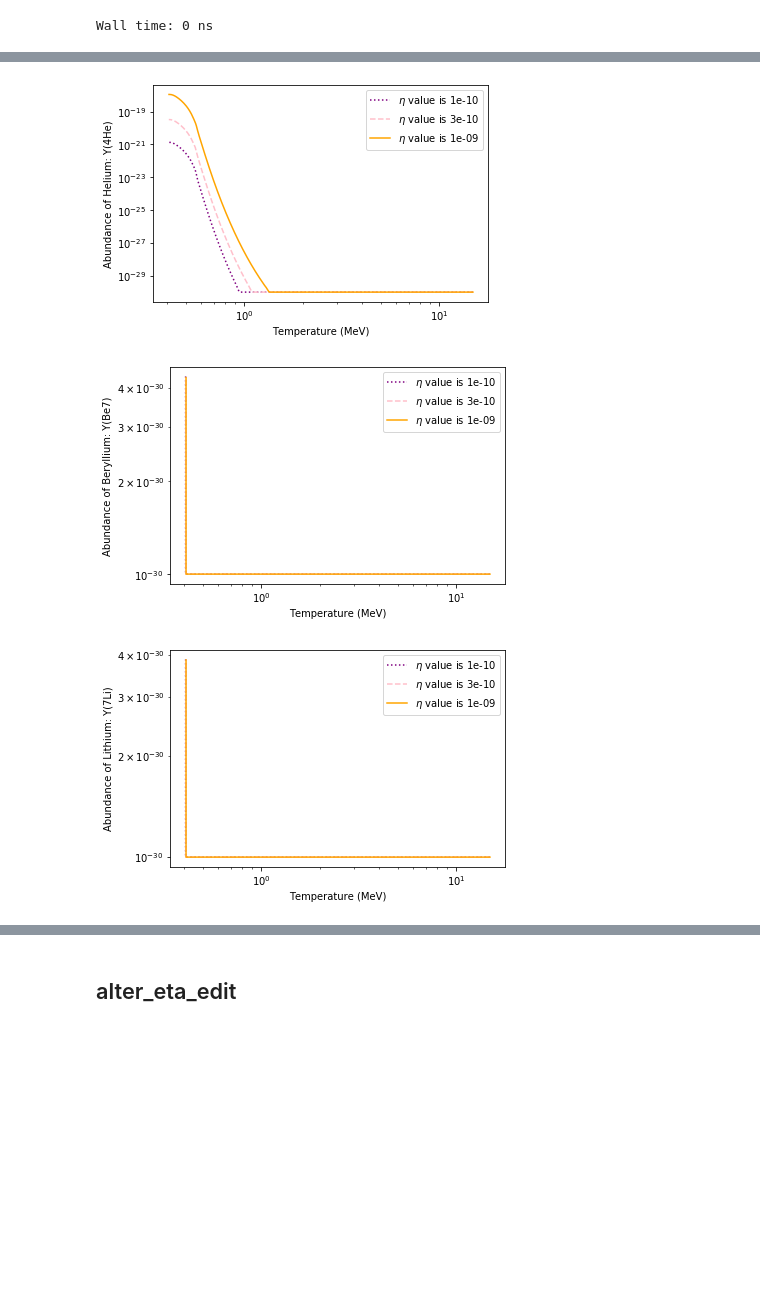
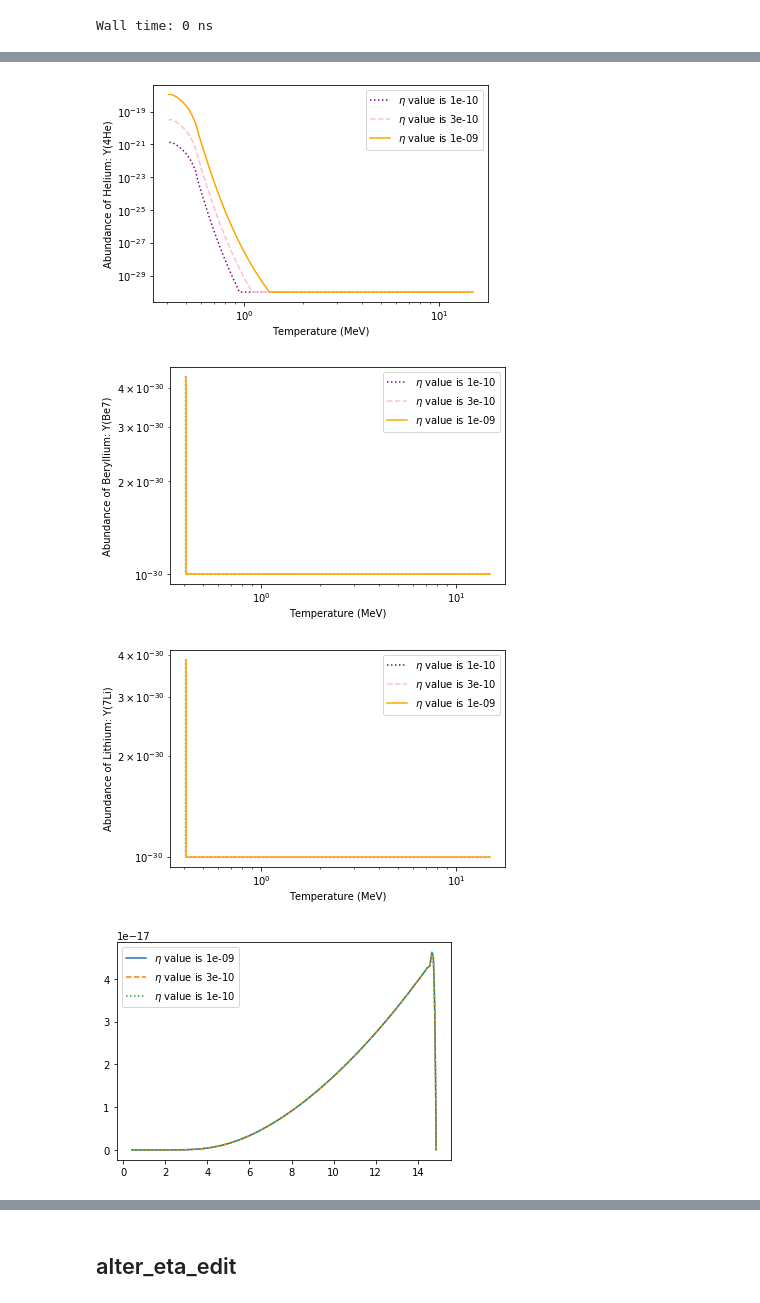
Before and after one commit to nuLABatUSD/BBN_sterile_decay, a Jupyter notebook: alterbbn_v2.2/arrays_csv_parameters.ipynb, the cells around one changed output, grey strips where cells are left out. Saved outputs shown, nothing was run; the diff lists cells and outputs as text; code cells hidden in the pictures; blank space fills up the shorter version.

Commit message:
dqdt funky

```diff
--- a/alterbbn_v2.2/arrays_csv_parameters.ipynb
+++ b/alterbbn_v2.2/arrays_csv_parameters.ipynb
@@ -128,27 +178,35 @@ ev.output_plots_alter_vs(1e-10, 10e-10, 40, 'C:/Users/kathr/Chad_Research_Neutri
 [figure]
 Wall time: 0 ns
 # %%
-temperature_str_high, Y_n_str_high, Y_p_str_high, Y_2H_str_high, Y_4He_str_high, Y_7Li_str_high, Y_Be7_str_high, eta_value_high = te.eta_element_string_vs(10e-10, 'C:/Users/kathr/Chad_Research_Neutrinos/alterbbn_v2.2/alter_vs.x')
+temperature_str_high, dqdt_str_high, Y_n_str_high, Y_p_str_high, Y_2H_str_high, Y_4He_str_high, Y_7Li_str_high, Y_Be7_str_high, eta_value_high = te.eta_element_string_vs(10e-10, 'C:/Users/kathr/Chad_Research_Neutrinos/alterbbn_v2.2/alter_vs.x')
 
-temperature_str_med, Y_n_str_med, Y_p_str_med, Y_2H_str_med, Y_4He_str_med, Y_7Li_str_med, Y_Be7_str_med, eta_value_med = te.eta_element_string_vs(3e-10, 'C:/Users/kathr/Chad_Research_Neutrinos/alterbbn_v2.2/alter_vs.x')
+temperature_str_med, dqdt_str_med, Y_n_str_med, Y_p_str_med, Y_2H_str_med, Y_4He_str_med, Y_7Li_str_med, Y_Be7_str_med, eta_value_med = te.eta_element_string_vs(3e-10, 'C:/Users/kathr/Chad_Research_Neutrinos/alterbbn_v2.2/alter_vs.x')
 
-temperature_str_low, Y_n_str_low, Y_p_str_low, Y_2H_str_low, Y_4He_str_low, Y_7Li_str_low, Y_Be7_str_low, eta_value_low = te.eta_element_string_vs(1e-10, 'C:/Users/kathr/Chad_Research_Neutrinos/alterbbn_v2.2/alter_vs.x')
+temperature_str_low, dqdt_str_low, Y_n_str_low, Y_p_str_low, Y_2H_str_low, Y_4He_str_low, Y_7Li_str_low, Y_Be7_str_low, eta_value_low = te.eta_element_string_vs(1e-10, 'C:/Users/kathr/Chad_Research_Neutrinos/alterbbn_v2.2/alter_vs.x')
 
 te.generate_plots_eta_element_temp(temperature_str_high, Y_n_str_high, Y_p_str_high, Y_2H_str_high, Y_4He_str_high, Y_7Li_str_high, Y_Be7_str_high, eta_value_high, temperature_str_med, Y_n_str_med, Y_p_str_med, Y_2H_str_med, Y_4He_str_med, Y_7Li_str_med, Y_Be7_str_med, eta_value_med, temperature_str_low, Y_n_str_low, Y_p_str_low, Y_2H_str_low, Y_4He_str_low, Y_7Li_str_low, Y_Be7_str_low, eta_value_low)
 
 %time
+
+plt.figure()
+plt.plot(temperature_str_high, dqdt_str_high, label = '$\eta$ value is {}'.format(eta_value_high))
+plt.plot(temperature_str_med, dqdt_str_med, label = '$\eta$ value is {}'.format(eta_value_med), linestyle = "--")
+plt.plot(temperature_str_low, dqdt_str_low, label = '$\eta$ value is {}'.format(eta_value_low), linestyle = ":")
+plt.legend()
+plt.show()
 # %% [output]
 there is a file!
 there is a file!
 there is a file!
 Wall time: 0 ns
 [figure]
 [figure]
 [figure]
 [figure]
 [figure]
 [figure]
 [figure]
+[figure, added]
 # %%
 x_n_eq_h, x_p_eq_h, x_2H_eq_h, x_4He_eq_h, x_7Li_eq_h, x_7Be_eq_h, ratio_n_high, ratio_p_high, ratio_2H_high, ratio_4He_high, ratio_7Li_high, ratio_Be7_high  = te.thermo_equal_strings(temperature_str_high, Y_p_str_high, Y_n_str_high, Y_2H_str_high, Y_4He_str_high, Y_7Li_str_high, Y_Be7_str_high, eta_value_high)
 
```
Also changed, not shown: parts of 12 cells of this notebook, 36 other files.
